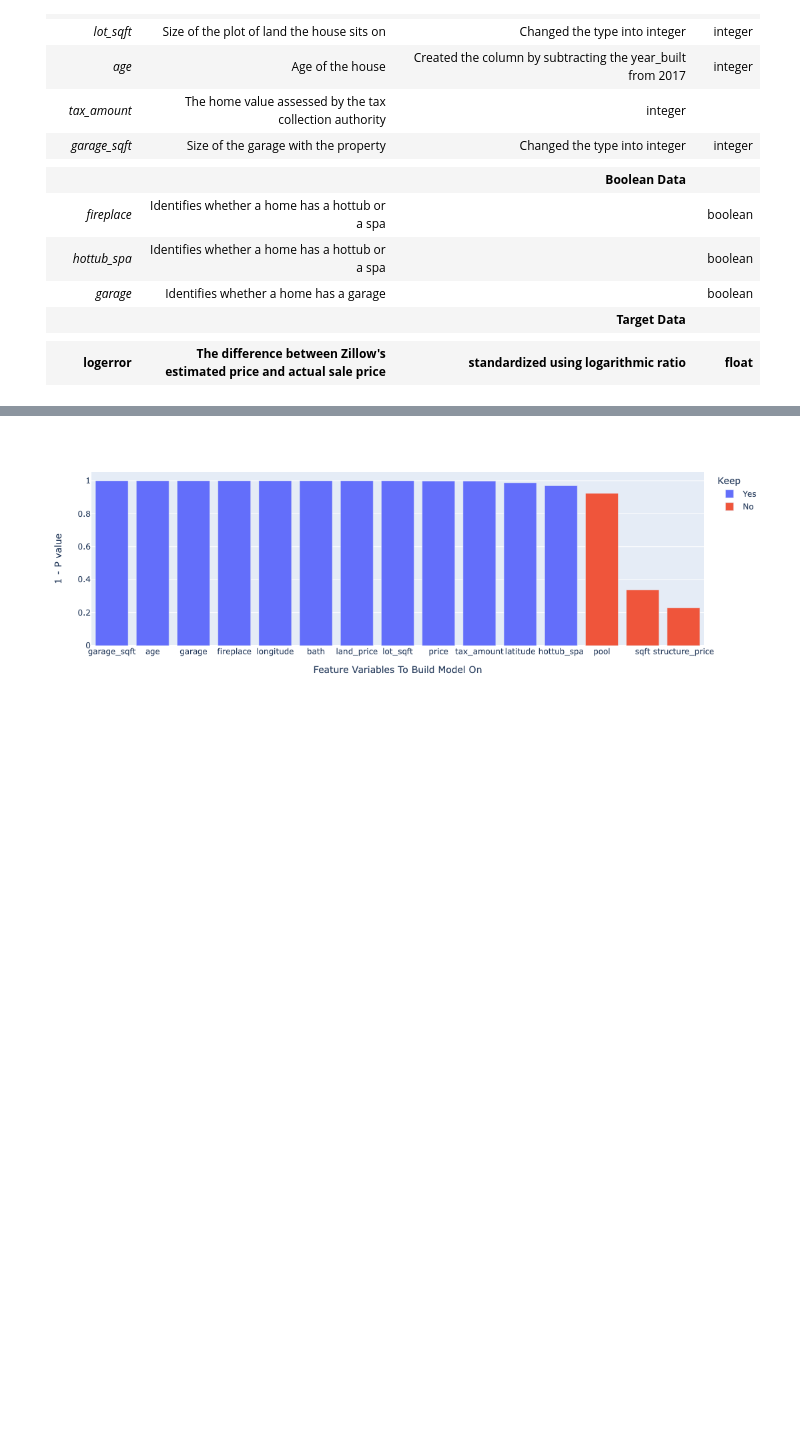
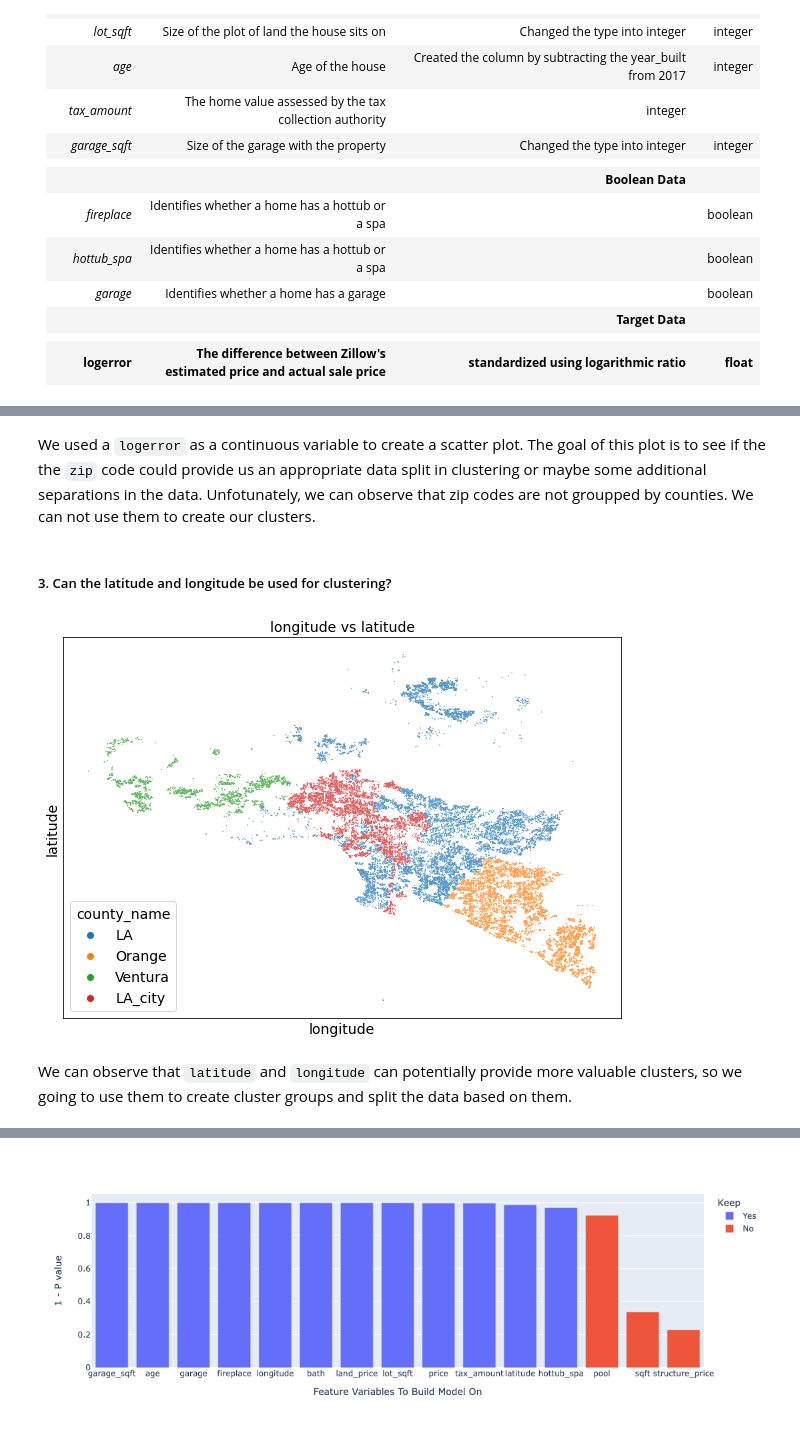
Before and after one commit to codeup-nadia-chris/clustering-project, a Jupyter notebook: presentation_notebook.ipynb, the cells around one changed output, grey strips where cells are left out. Saved outputs shown, nothing was run; the diff lists cells and outputs as text; code cells hidden in the pictures; blank space fills up the shorter version.

````diff
--- a/presentation_notebook.ipynb
+++ b/presentation_notebook.ipynb
@@ -122 +202,11 @@ df['absolute_logerror'] = df['logerror'].abs()
+# %% [markdown]
+We used a ```logerror``` as a continuous variable to create a scatter plot. The goal of this plot is to see if the  the ```zip``` code could provide us an appropriate data split in clustering or maybe some additional separations in the data. Unfotunately, we can observe that zip codes are not groupped by counties.  We can not use them to create our clusters.
+# %% [markdown]
+##### 3. Can the latitude and longitude be used for clustering?
+# %%
+cl.visualize_map(df)
+# %% [output]
+[figure, added]
+# %% [markdown]
+We can observe that ```latitude``` and ```longitude``` can potentially provide more valuable clusters, so we going to use them to create cluster groups and split the data based on them.
 # %% [markdown]
````
Also changed, not shown: parts of 44 cells of this notebook, 1 other file.
